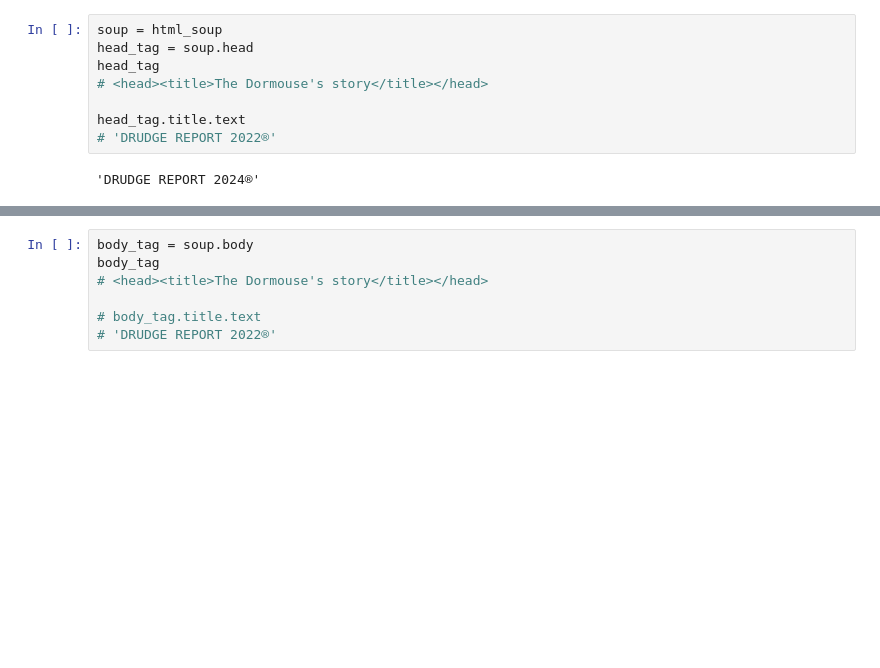
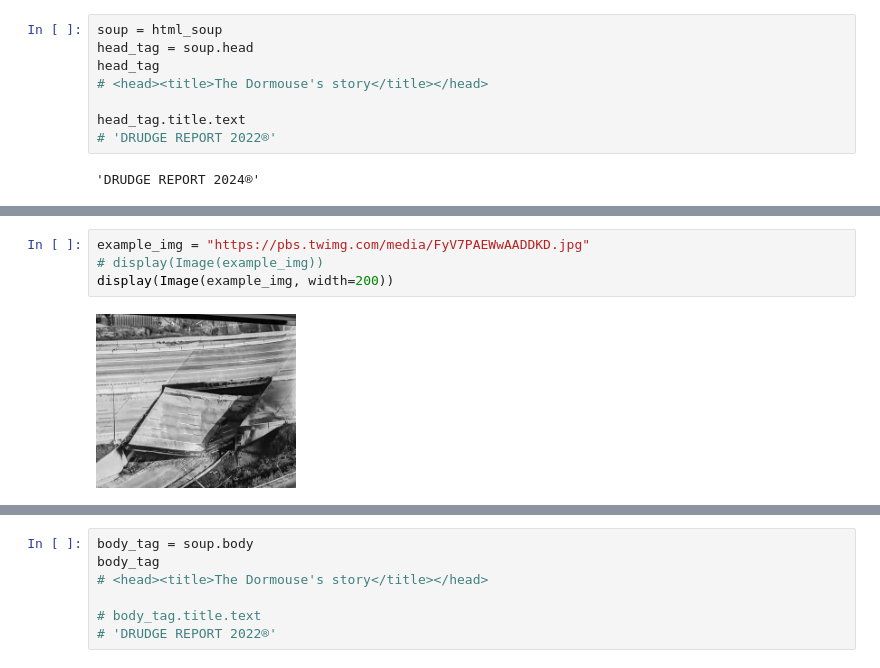
Before and after one commit to coding-to-music/scraping-craigslist-housing, a Jupyter notebook: drudgereport/drudge-diff-2023.ipynb, the cells around one changed output, grey strips where cells are left out. Drawn from its saved outputs; the diff is of its cells as text; blank space fills up the shorter version.

```diff
--- a/drudgereport/drudge-diff-2023.ipynb
+++ b/drudgereport/drudge-diff-2023.ipynb
@@ -218,0 +238,6 @@ head_tag.title.text
+# %%
+example_img = "https://pbs.twimg.com/media/FyV7PAEWwAADDKD.jpg"
+# display(Image(example_img))
+display(Image(example_img, width=200))
+# %% [output]
+[figure, added]
```
Also changed, not shown: parts of 5 cells of this notebook, 1 other file.
